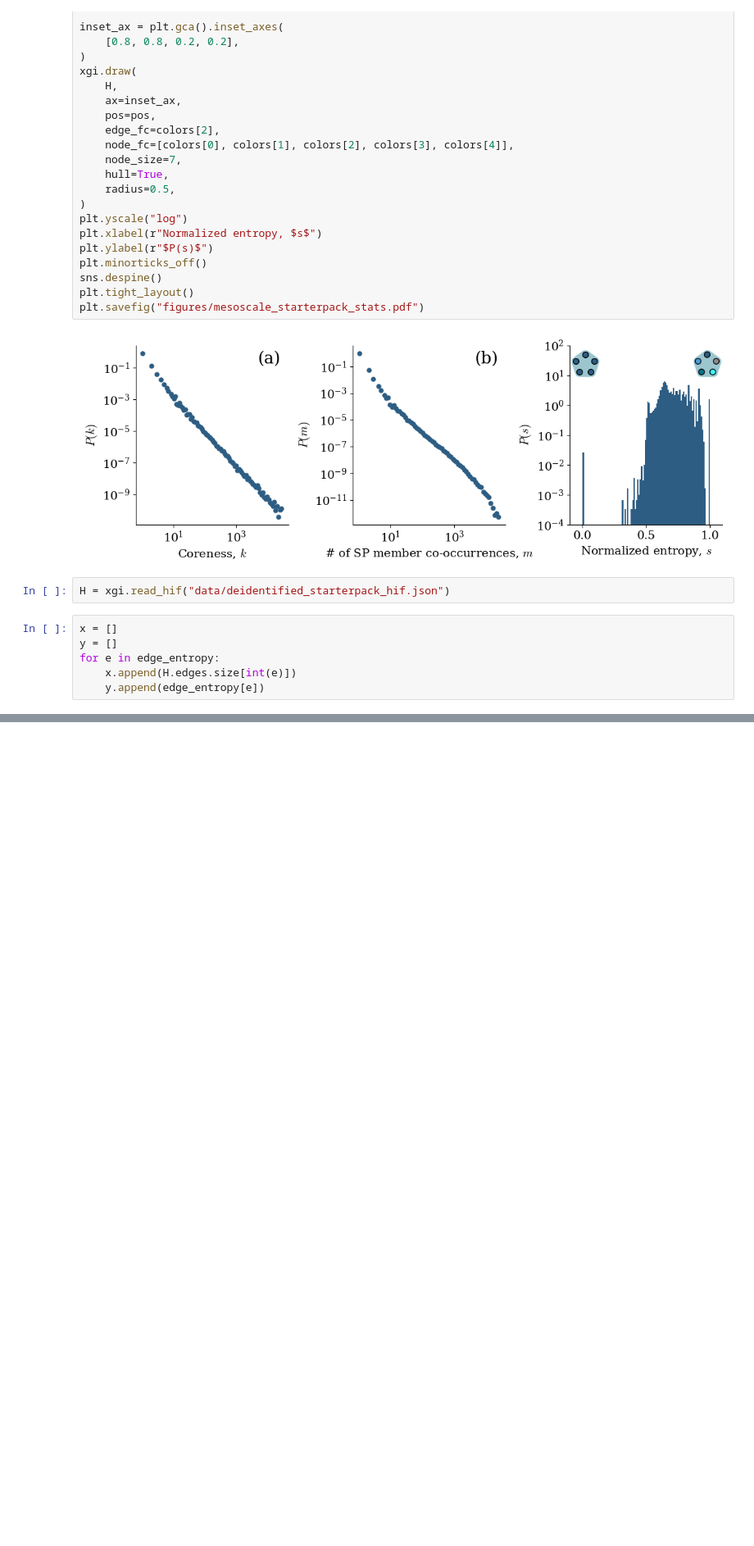
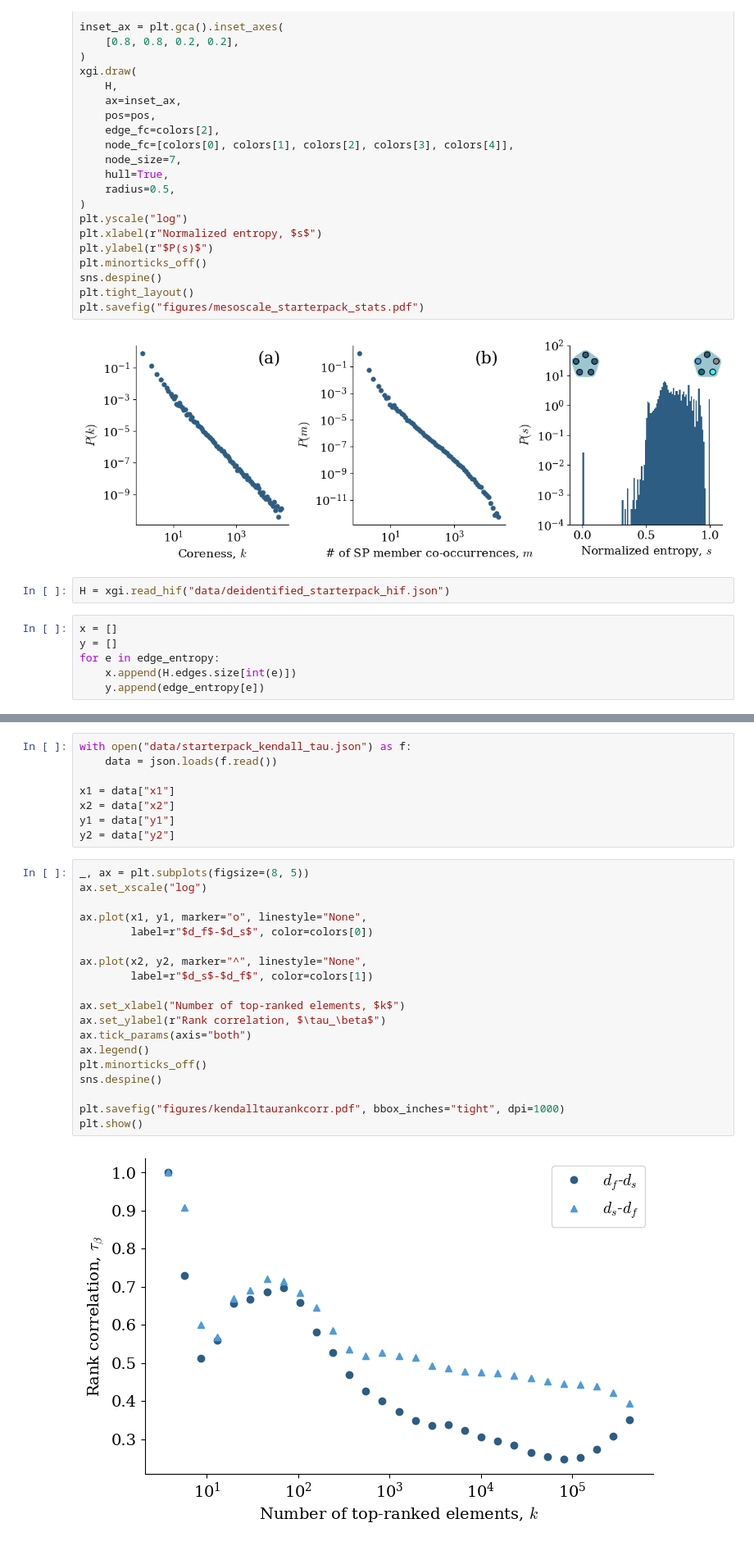
Before and after one commit to nwlandry/a-blue-start, a Jupyter notebook: plot_starterpack_stats.ipynb, the cells around one changed output, grey strips where cells are left out. Shown at 82% size. Saved outputs shown, nothing was run; the diff lists cells and outputs as text; blank space fills up the shorter version.

```diff
--- a/plot_starterpack_stats.ipynb
+++ b/plot_starterpack_stats.ipynb
@@ -442,0 +446,29 @@ plt.xscale("log")
+# %%
+with open("data/starterpack_kendall_tau.json") as f:
+    data = json.loads(f.read())
+
+x1 = data["x1"]
+x2 = data["x2"]
+y1 = data["y1"]
+y2 = data["y2"]
+# %%
+_, ax = plt.subplots(figsize=(8, 5))
+ax.set_xscale("log")
+
+ax.plot(x1, y1, marker="o", linestyle="None",
+        label=r"$d_f$-$d_s$", color=colors[0])
+
+ax.plot(x2, y2, marker="^", linestyle="None",
+        label=r"$d_s$-$d_f$", color=colors[1])
+
+ax.set_xlabel("Number of top-ranked elements, $k$")
+ax.set_ylabel(r"Rank correlation, $\tau_\beta$")
+ax.tick_params(axis="both")
+ax.legend()
+plt.minorticks_off()
+sns.despine()
+
+plt.savefig("figures/kendalltaurankcorr.pdf", bbox_inches="tight", dpi=1000)
+plt.show()
+# %% [output]
+[figure, added]
```
Also changed, not shown: parts of 2 cells of this notebook, 1 other file.
